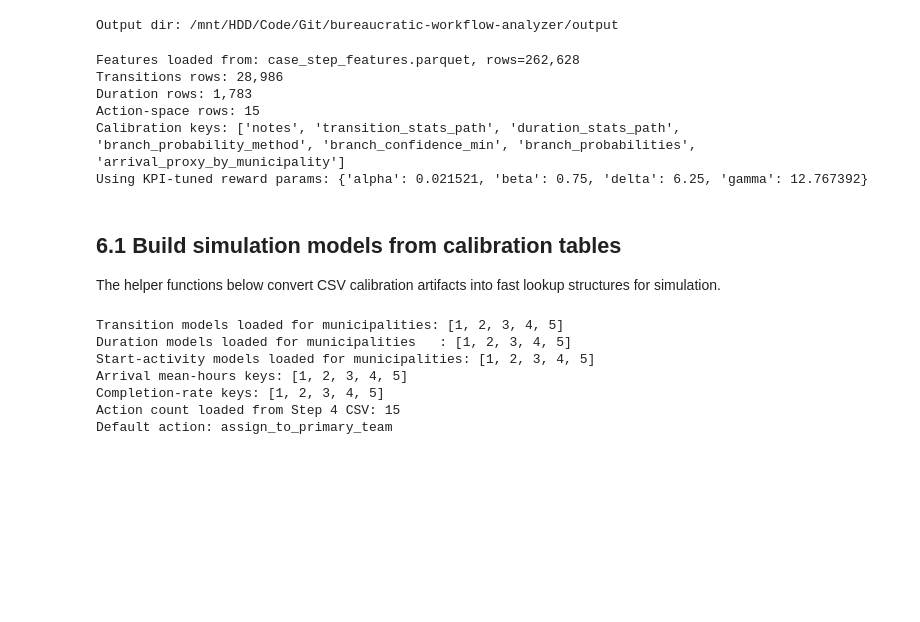
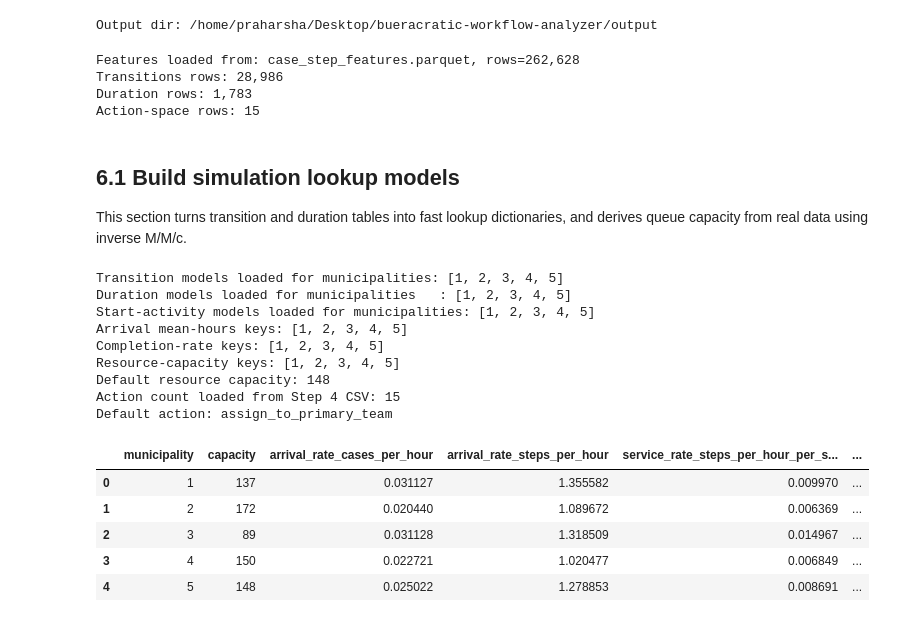
Before and after one commit to praharshaAdhikari/bureaucratic-workflow-analyzer, a Jupyter notebook: step6_simpy_environment.ipynb, the cells around one changed output. Cells and saved outputs as stored; diff of their text form; code cells hidden in the pictures; blank space fills up the shorter version.

```diff
--- a/step6_simpy_environment.ipynb
+++ b/step6_simpy_environment.ipynb
@@ -24,6 +26,7 @@ Note: you may need to restart the kernel to use updated packages.
 import json
 from pathlib import Path
 from collections import defaultdict, Counter
+import math
 
 import numpy as np
 import pandas as pd
@@ -36,9 +39,7 @@ FEATURES_PARQUET = OUTPUT_DIR / 'case_step_features.parquet'
 FEATURES_CSV = OUTPUT_DIR / 'case_step_features.csv'
 TRANSITION_STATS_PATH = OUTPUT_DIR / 'transition_stats.csv'
 DURATION_STATS_PATH = OUTPUT_DIR / 'duration_stats.csv'
-SIM_CALIBRATION_PATH = OUTPUT_DIR / 'sim_calibration.json'
 VALID_ACTION_PATH = OUTPUT_DIR / 'valid_action_space.csv'
-REWARD_TUNED_PATH = OUTPUT_DIR / 'reward_params_kpi_tuned.json'
 
 SIM_TRACE_PATH = OUTPUT_DIR / 'sim_trace_table.csv'
 SIM_EPISODE_PATH = OUTPUT_DIR / 'sim_episode_summary.csv'
@@ -47,66 +48,47 @@ SIM_RUN_SUMMARY_PATH = OUTPUT_DIR / 'sim_run_summary.csv'
 OUTPUT_DIR.mkdir(parents=True, exist_ok=True)
 print('Output dir:', OUTPUT_DIR.resolve())
 # %% [output]
-Output dir: /mnt/HDD/Code/Git/bureaucratic-workflow-analyzer/output
+Output dir: /home/praharsha/Desktop/bueracratic-workflow-analyzer/output
 # %%
 # Load case-step features from Step 2
-if not FEATURES_PARQUET.exists():
-    print('Error: previous notebook should be run first (Step 2 missing case_step_features.parquet).')
+if FEATURES_PARQUET.exists():
+    features_df = pd.read_parquet(FEATURES_PARQUET)
+    features_loaded_from = FEATURES_PARQUET
+elif FEATURES_CSV.exists():
+    features_df = pd.read_csv(FEATURES_CSV)
+    features_loaded_from = FEATURES_CSV
+else:
+    print('Error: previous notebook should be run first (Step 2 missing case_step_features file).')
     raise SystemExit(1)
 
-features_df = pd.read_parquet(FEATURES_PARQUET)
-features_loaded_from = FEATURES_PARQUET
-
-# Load calibration stats from Step 3
-if not TRANSITION_STATS_PATH.exists() or not DURATION_STATS_PATH.exists() or not SIM_CALIBRATION_PATH.exists():
-    print('Error: previous notebook should be run first (Step 3 artifacts missing).')
+if not TRANSITION_STATS_PATH.exists() or not DURATION_STATS_PATH.exists():
+    print('Error: previous notebook should be run first (Step 3 artifacts missing transition/duration stats).')
     raise SystemExit(1)
 
 transition_stats = pd.read_csv(TRANSITION_STATS_PATH)
 duration_stats = pd.read_csv(DURATION_STATS_PATH)
-with open(SIM_CALIBRATION_PATH, 'r') as f:
-    sim_calibration = json.load(f)
 
-# Load action dictionary summary from Step 4 (required)
 if not VALID_ACTION_PATH.exists():
     print('Error: previous notebook should be run first (Step 4 missing valid_action_space.csv).')
     raise SystemExit(1)
 valid_action_space_df = pd.read_csv(VALID_ACTION_PATH)
 
-# Load KPI-tuned reward parameters from Step 5.5 (required)
-if not REWARD_TUNED_PATH.exists():
-    print('Error: previous notebook should be run first (Step 5.5 missing reward_params_kpi_tuned.json).')
-    raise SystemExit(1)
-with open(REWARD_TUNED_PATH, 'r') as f:
-    payload = json.load(f)
-tuned = payload.get('tuned_params', {})
-reward_params_tuned = {}
-for key in ['alpha', 'beta', 'delta', 'gamma']:
-    if key not in tuned or pd.isna(tuned[key]):
-        print(f'Error: previous notebook should be run first (Step 5.5 missing tuned param: {key}).')
-        raise SystemExit(1)
-    reward_params_tuned[key] = float(tuned[key])
-
-features_df['timestamp'] = pd.to_datetime(features_df['timestamp'], utc=True, errors='coerce')
+features_df['timestamp'] = pd.to_datetime(features_df.get('timestamp'), utc=True, errors='coerce')
 features_df = features_df.sort_values(['municipality', 'case_id', 'step_index']).reset_index(drop=True)
 
 print(f'Features loaded from: {features_loaded_from.name}, rows={len(features_df):,}')
 print(f'Transitions rows: {len(transition_stats):,}')
 print(f'Duration rows: {len(duration_stats):,}')
 print('Action-space rows:', len(valid_action_space_df))
-print('Calibration keys:', list(sim_calibration.keys()))
-print('Using KPI-tuned reward params:', reward_params_tuned)
 # %% [output]
 Features loaded from: case_step_features.parquet, rows=262,628
 Transitions rows: 28,986
 Duration rows: 1,783
 Action-space rows: 15
-Calibration keys: ['notes', 'transition_stats_path', 'duration_stats_path', 'branch_probability_method', 'branch_confidence_min', 'branch_probabilities', 'arrival_proxy_by_municipality']
-Using KPI-tuned reward params: {'alpha': 0.021521, 'beta': 0.75, 'delta': 6.25, 'gamma': 12.767392}
 # %% [markdown]
-## 6.1 Build simulation models from calibration tables
+## 6.1 Build simulation lookup models
 
-The helper functions below convert CSV calibration artifacts into fast lookup structures for simulation.
+This section turns transition and duration tables into fast lookup dictionaries, and derives queue capacity from real data using inverse M/M/c.
 # %%
 if not valid_action_space_df.empty and {'action_id', 'action_name'}.issubset(valid_action_space_df.columns):
     action_table = valid_action_space_df[['action_id', 'action_name']].copy()
@@ -232,34 +359,47 @@ def build_start_activity_models(features: pd.DataFrame):
 # %%
 transition_model_by_m, transition_model_global, allowed_edges_by_m = build_transition_models(transition_stats)
 duration_model_by_m, duration_model_global = build_duration_models(duration_stats)
 start_activity_dist_by_m, avg_trace_len_by_m, completion_rate_by_m = build_start_activity_models(features_df)
+resource_capacity_by_m, resource_capacity_diagnostics_by_m, default_resource_capacity = calibrate_resource_capacity_inverse_queue(features_df)
 
 municipality_case_volume = (
     features_df[['municipality', 'case_id']].drop_duplicates().groupby('municipality').size()
- )
+)
 volume_q75 = float(municipality_case_volume.quantile(0.75)) if len(municipality_case_volume) else 0.0
 high_volume_municipalities = {int(m) for m, c in municipality_case_volume.items() if float(c) >= volume_q75}
 
-arrival_proxy = pd.DataFrame(sim_calibration.get('arrival_proxy_by_municipality', []))
-arrival_mean_hours_by_m = {
-    int(row['municipality']): float(row['interarrival_mean_hours'])
-    for _, row in arrival_proxy.iterrows()
-    if pd.notna(row.get('interarrival_mean_hours'))
-}
+arrival_mean_hours_by_m = {}
+for m, row in resource_capacity_diagnostics_by_m.items():
+    rate = float(row.get('arrival_rate_cases_per_hour', 0.0))
+    if rate > 0:
+        arrival_mean_hours_by_m[int(m)] = float(1.0 / rate)
 
 print('Transition models loaded for municipalities:', sorted(transition_model_by_m.keys()))
 print('Duration models loaded for municipalities   :', sorted(duration_model_by_m.keys()))
 print('Start-activity models loaded for municipalities:', sorted(start_activity_dist_by_m.keys()))
 print('Arrival mean-hours keys:', sorted(arrival_mean_hours_by_m.keys()))
 print('Completion-rate keys:', sorted(completion_rate_by_m.keys()))
+print('Resource-capacity keys:', sorted(resource_capacity_by_m.keys()))
+print('Default resource capacity:', default_resource_capacity)
 print('Action count loaded from Step 4 CSV:', len(ACTIONS))
 print('Default action:', DEFAULT_ACTION)
+
+capacity_diag_df = pd.DataFrame([{'municipality': m, **v} for m, v in resource_capacity_diagnostics_by_m.items()]).sort_values('municipality')
+display(capacity_diag_df.head(20))
 # %% [output]
 Transition models loaded for municipalities: [1, 2, 3, 4, 5]
 Duration models loaded for municipalities   : [1, 2, 3, 4, 5]
 Start-activity models loaded for municipalities: [1, 2, 3, 4, 5]
 Arrival mean-hours keys: [1, 2, 3, 4, 5]
 Completion-rate keys: [1, 2, 3, 4, 5]
+Resource-capacity keys: [1, 2, 3, 4, 5]
+Default resource capacity: 148
 Action count loaded from Step 4 CSV: 15
 Default action: assign_to_primary_team
+|  | municipality | capacity | arrival_rate_cases_per_hour | arrival_rate_steps_per_hour | service_rate_steps_per_hour_per_s... | ... |
+| 0 | 1 | 137 | 0.031127 | 1.355582 | 0.009970 | ... |
+| 1 | 2 | 172 | 0.020440 | 1.089672 | 0.006369 | ... |
+| 2 | 3 | 89 | 0.031128 | 1.318509 | 0.014967 | ... |
+| 3 | 4 | 150 | 0.022721 | 1.020477 | 0.006849 | ... |
+| 4 | 5 | 148 | 0.025022 | 1.278853 | 0.008691 | ... |
 # %% [markdown]
```
Also changed, not shown: parts of 17 cells of this notebook, 27 other files.
